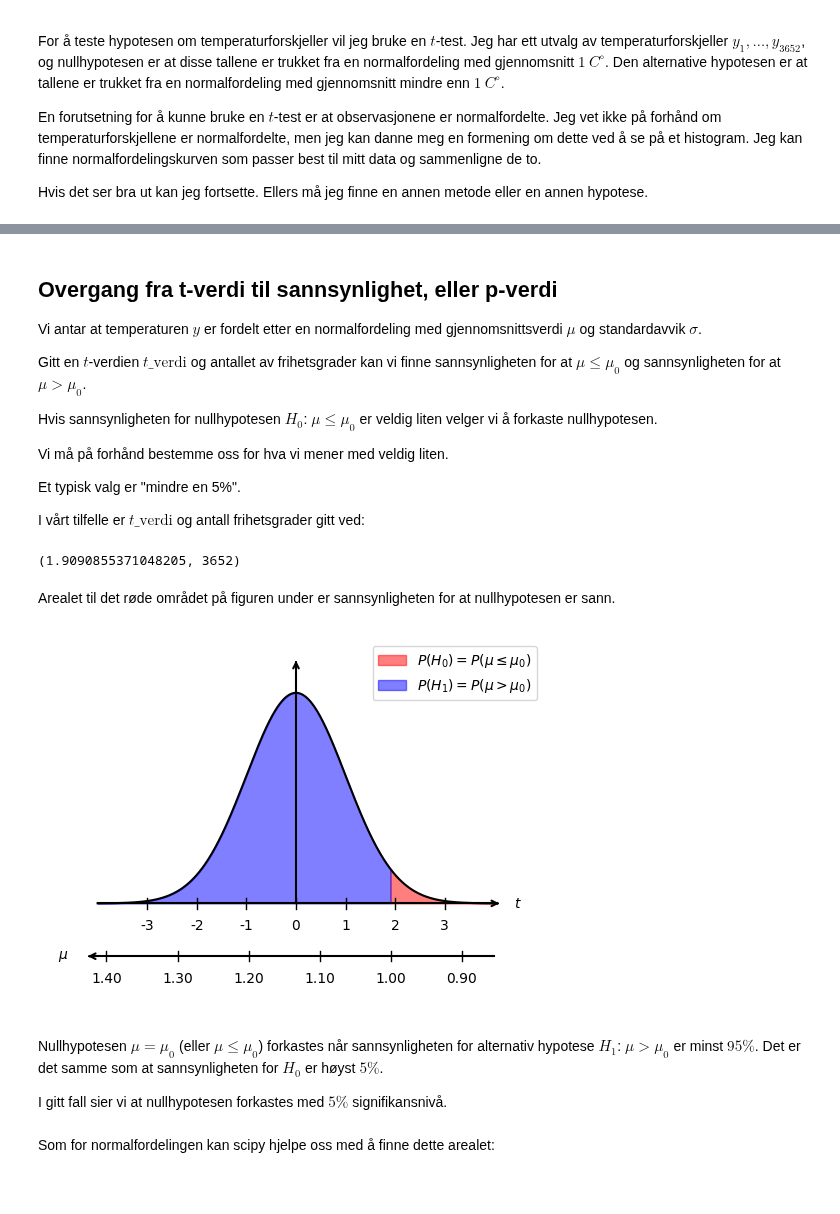
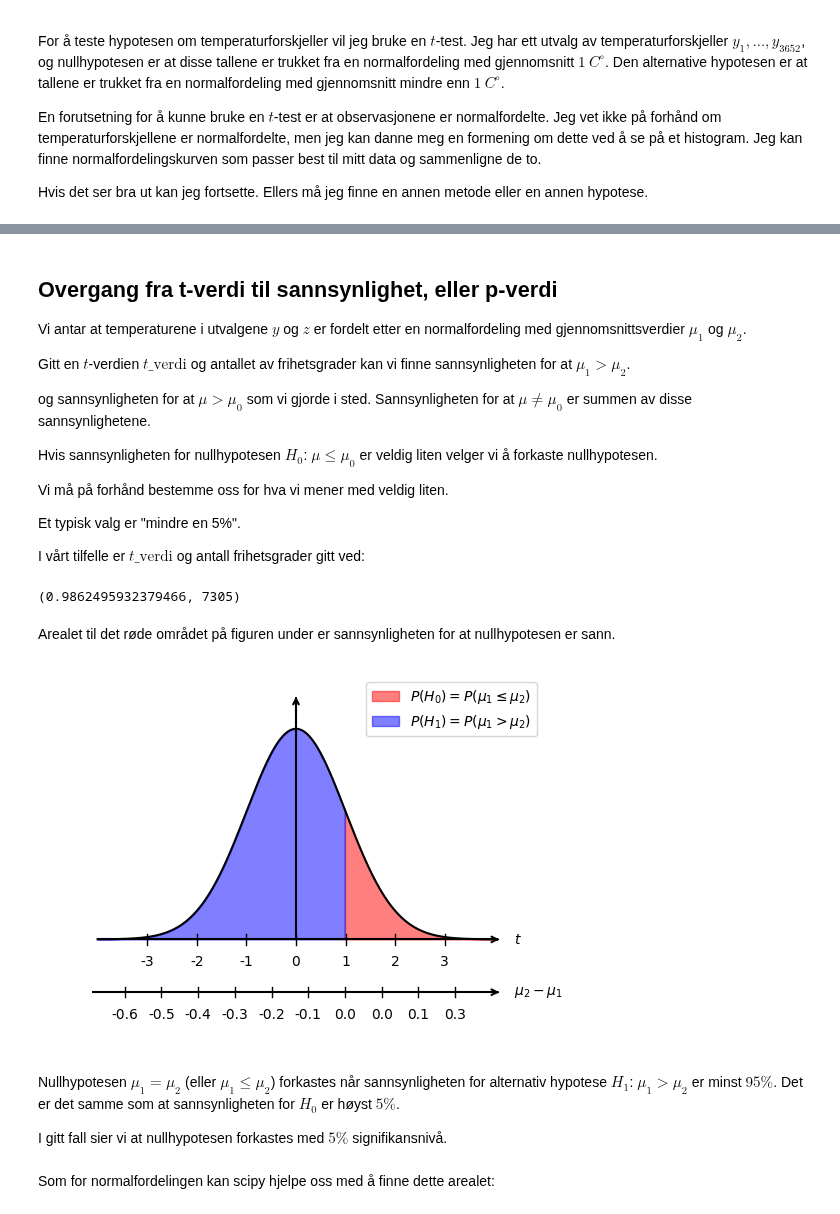
Before and after one commit to mbr085/V25MAT102, a Jupyter notebook: notebooks/uke12/to_utvalgs_t_test.ipynb, the cells around one changed output, grey strips where cells are left out. Drawn from its saved outputs; the diff is of its cells as text; code cells hidden in the pictures.

Commit message:
mere hypotesetesting

```diff
--- a/notebooks/uke12/to_utvalgs_t_test.ipynb
+++ b/notebooks/uke12/to_utvalgs_t_test.ipynb
@@ -162,6 +151,6 @@ Jeg kan visuellt avgjøre om data ser ut som om data er normalfordelt. Her under
 # %%
-mu, std = scipy.stats.norm.fit(data2['temperaturdifferanse'])
-data2['temperaturdifferanse'].plot(kind='hist', bins=30, density=True)
+mu, std = scipy.stats.norm.fit(data2['gamle_temperaturer'])
+data2['gamle_temperaturer'].plot(kind='hist', bins=30, density=True)
 range = np.arange(-10, 10, 0.01)
 # plt.plot(range, norm.pdf(range,0,4))
 xmin = np.min(y)
@@ -196,0 +174,11 @@ np.float64(1.9090855371048205)
+# %%
+mu, std = scipy.stats.norm.fit(data2['nye_temperaturer'])
+data2['nye_temperaturer'].plot(kind='hist', bins=30, density=True)
+range = np.arange(-10, 10, 0.01)
+# plt.plot(range, norm.pdf(range,0,4))
+xmin = np.min(y)
+xmax = np.max(y)
+#xmin, xmax = plt.xlim()
+plt.plot(np.linspace(xmin, xmax, 100), scipy.stats.norm.pdf(np.linspace(xmin, xmax, 100), mu, std), 'k', linewidth=2)
+title = "Normalfordeling med μ = {:.2f} og σ = {:.2f}".format(mu, std)
+plt.title(title);
@@ -196,0 +201,8 @@ np.float64(1.9090855371048205)
+# %%
+# Beregner t-verdi i python
+
+n = len(y)
+Ey = np.mean(y)
+Ez = np.mean(z)
+sigmayz = np.sqrt((np.mean(y**2) - Ey**2 + np.mean(z**2) - Ez**2)/2)
+t_verdi = (Ey - Ez)/(sigmayz*np.sqrt(2/n))
@@ -222,9 +217,11 @@ plt.show()
 # %% [markdown]
 ## Overgang fra t-verdi til sannsynlighet, eller p-verdi
 
-Vi antar at temperaturen $y$ er fordelt etter en normalfordeling med gjennomsnittsverdi $\mu$ og standardavvik $\sigma$.
+Vi antar at temperaturene i utvalgene $y$ og $z$ er fordelt etter en normalfordeling med gjennomsnittsverdier $\mu_1$ og $\mu_2$.
 
-Gitt en $t$-verdien $t\_\text{verdi}$ og antallet av frihetsgrader kan vi finne sannsynligheten for at $\mu \le \mu_0$ og sannsynligheten for at $\mu > \mu_0$.
+Gitt en $t$-verdien $t\_\text{verdi}$ og antallet av frihetsgrader kan vi finne sannsynligheten for at $\mu_1 > \mu_2$.
+
+og sannsynligheten for at $\mu > \mu_0$ som vi gjorde i sted. Sannsynligheten for at $\mu \ne \mu_0$ er summen av disse sannsynlighetene.
 
 Hvis sannsynligheten for nullhypotesen $H_0$: $\mu \le \mu_0$ er veldig liten velger vi å forkaste nullhypotesen.
 
@@ -236,10 +233,10 @@ I vårt tilfelle er $t\_\text{verdi}$ og antall frihetsgrader gitt ved:
 # %%
 # t-verdi og antall frihetsgrader
 
-antall_frihetsgrader = len(y) - 1
+antall_frihetsgrader = 2*len(y) - 1
 float(t_verdi), antall_frihetsgrader
 # %% [output]
-(1.9090855371048205, 3652)
+(0.9862495932379466, 7305)
 # %% [markdown]
 Arealet til det røde området på figuren under er sannsynligheten for at nullhypotesen er sann.
 # %%
@@ -249,11 +246,11 @@ import numpy as np
 
 # Define the function
 x = np.linspace(-4, 4, 1000)
-yy = scipy.stats.t.pdf(x, df)  # t-fordeling med 10 frihetsgrader
+yy = scipy.stats.t.pdf(x, antall_frihetsgrader)  # t-fordeling med 10 frihetsgrader
 t_crit = t_verdi
 
 def t_av_mu(m):
-    return (Ey - m)/(sigmay/np.sqrt(len(y)))
+    return (Ey -Ez - m)/(sigmayz*np.sqrt(2/n))
 # def mu_av_t(t):
 #     return Ey - t*(sigmay/np.sqrt(len(y)))
 
@@ -261,8 +258,8 @@ ax = plt.gca()
 
 
 plt.plot(x, yy, color='black')
-plt.fill_between(x, yy, where=(x > t_crit), color='red', alpha=0.5, label=r'$P(H_0) = P(\mu \leq \mu_0$)')
-plt.fill_between(x, yy, where=(x < t_crit), color='blue', alpha=0.5, label=r'$P(H_1) = P(\mu > \mu_0$)')
+plt.fill_between(x, yy, where=(x > t_crit), color='red', alpha=0.5, label=r'$P(H_0) = P(\mu_1 \leq \mu_2$)')
+plt.fill_between(x, yy, where=(x < t_crit), color='blue', alpha=0.5, label=r'$P(H_1) = P(\mu_1 > \mu_2$)')
 # Remove default spines
 ax.spines["top"].set_visible(False)
 ax.spines["right"].set_visible(False)
@@ -281,42 +278,42 @@ ax.text(4.4, 0, r"$t$", verticalalignment="center")
 
 # Draw the secondary x-axis (for -x) with an arrow
 ax.plot([-4.1, 4], [-.1, -.1], color="black", lw=1.5)
-ax.annotate("", xy=(-4.2, -.1), xytext=(-4.1, -.1),
+ax.annotate("", xy=(4.1, -.1), xytext=(4., -.1),
             arrowprops=dict(arrowstyle="->", lw=1.5), annotation_clip=False)
-ax.text(-4.8, -.1, r"$\mu$", verticalalignment="center")
+ax.text(4.4, -.1, r"$\mu_2 - \mu_1$", verticalalignment="center")
 
 # Draw the y-axis with an arrow
 ax.plot([0, 0], [0, .45], color="black", lw=1.5)
 ax.annotate("", xy=(0, .46), xytext=(0, .45),
             arrowprops=dict(arrowstyle="->", lw=1.5), annotation_clip=False)
 #ax.text(-0.3, .45, r"$y$", verticalalignment="center")
 
 # Set x-ticks for t-axis
 ticks = np.arange(-3, 4, 1)  # Tick positions
 
 # Draw ticks for t-axis
 for t in ticks:
     ax.plot([t, t], [-.01, .01], color="black", lw=1)  # Small tick marks
     ax.text(t, -.05, f"{t}", fontsize=10, ha="center")  # Labels below ticks
 
 # Set ticks for $\mu$-axis
-mu_verdier = np.arange(0.9, 1.5, .1)
+mu_verdier = np.arange(-0.3, 0.7, .1)
 muticks = [t_av_mu(mu) for mu in mu_verdier]
 # muticks = [mu_av_t(t) for t in ticks]
 # Draw ticks for secondary x-axis (-x)
 for t, mu in zip(muticks, mu_verdier):
     ax.plot([t, t], [-.11, -.09], color="black", lw=1)  # Small tick marks
-    ax.text(t, -.15, f"{mu:.2f}", fontsize=10, ha="center")  # Labels below ticks
+    ax.text(t, -.15, f"{int(-10*mu)/10:.1f}", fontsize=10, ha="center")  # Labels below ticks
 
 # Remove y-ticks
 ax.set_yticks([])
 ax.set_xticks([])
 plt.legend()
 plt.show()
 # %% [output]
-[figure, old version]
+[figure, new version]
 # %% [markdown]
-Nullhypotesen $\mu = \mu_0$ (eller $\mu \le \mu_0$) forkastes når sannsynligheten for alternativ hypotese $H_1$: $\mu > \mu_0$ er minst $95 \%$. Det er det samme som at sannsynligheten for $H_0$ er høyst $5 \%$.
+Nullhypotesen $\mu_1 = \mu_2$ (eller $\mu_1 \le \mu_2$) forkastes når sannsynligheten for alternativ hypotese $H_1$: $\mu_1 > \mu_2$ er minst $95 \%$. Det er det samme som at sannsynligheten for $H_0$ er høyst $5 \%$.
 
 I gitt fall sier vi at nullhypotesen forkastes med $5 \%$ signifikansnivå.
 # %% [markdown]
```
Also changed, not shown: parts of 25 cells of this notebook, 3 other files.
